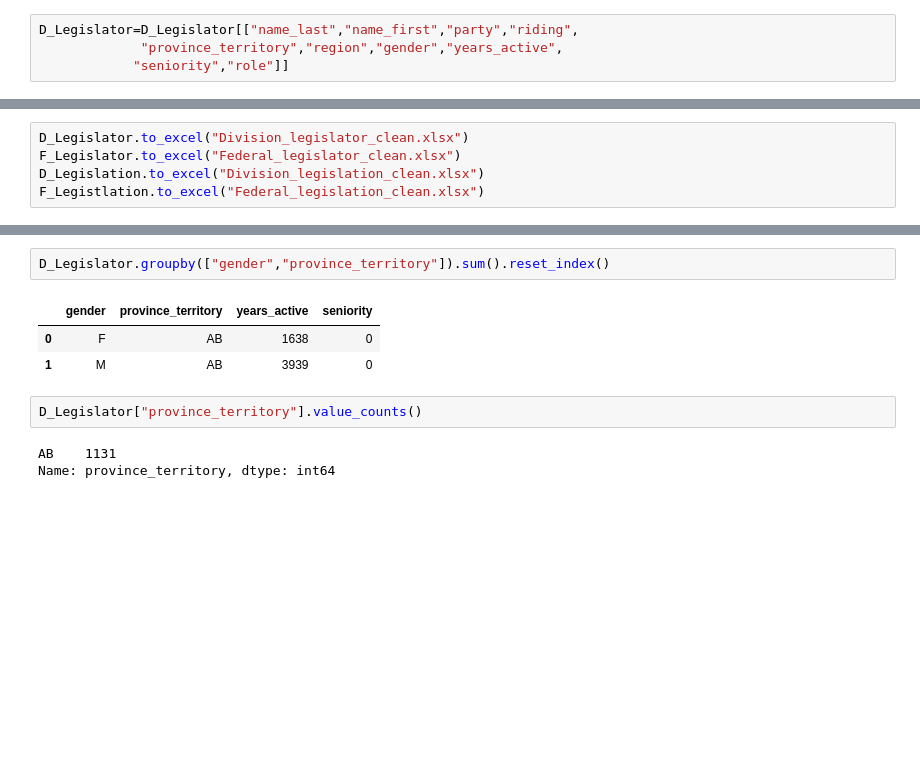
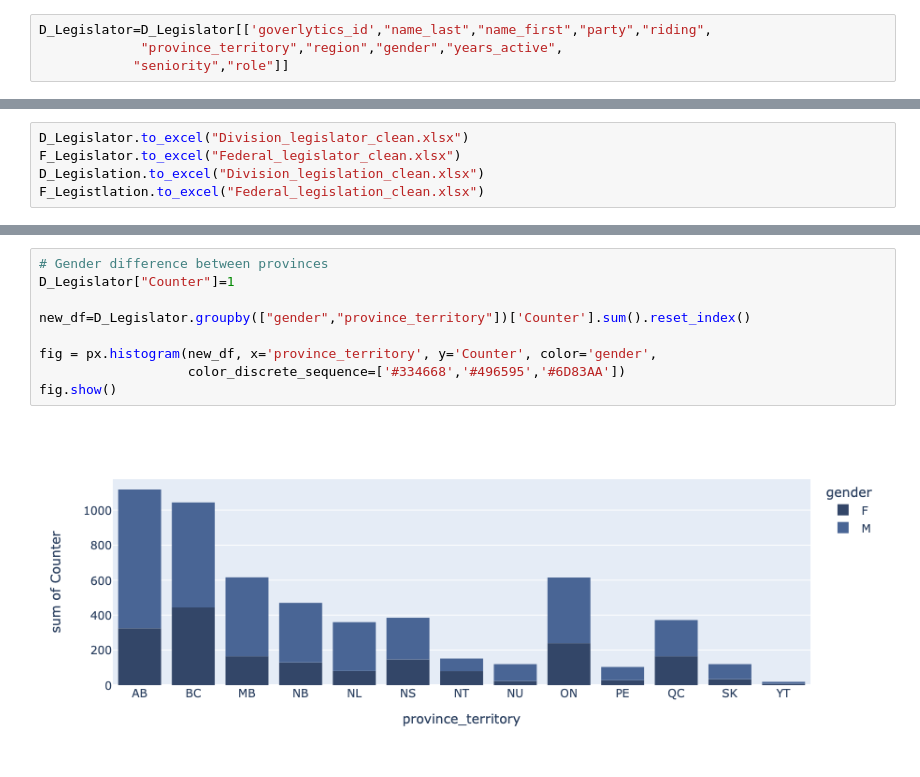
Before and after one commit to PANDASANG1231/BIRS_CIH_dashboard, a Jupyter notebook: Untitled1.ipynb, the cells around one changed output, grey strips where cells are left out. Drawn from its saved outputs; the diff is of its cells as text; blank space fills up the shorter version.

```diff
--- a/Untitled1.ipynb
+++ b/Untitled1.ipynb
@@ -7,7 +12,7 @@ F_Legislator=pd.read_excel("federal_legislator.xlsx")
 D_Legislation=pd.read_excel("division-legislation.xlsx")
 F_Legistlation=pd.read_excel("federal-legislation.xlsx")
 # %%
-D_Legislator=D_Legislator[["name_last","name_first","party","riding",
+D_Legislator=D_Legislator[['goverlytics_id',"name_last","name_first","party","riding",
              "province_territory","region","gender","years_active",
             "seniority","role"]]
 # %%
@@ -98,11 +208,11 @@ F_Legistlation.to_excel("Federal_legislation_clean.xlsx")
 # %%
-D_Legislator.groupby(["gender","province_territory"]).sum().reset_index()
+# Gender difference between provinces
+D_Legislator["Counter"]=1
+
+new_df=D_Legislator.groupby(["gender","province_territory"])['Counter'].sum().reset_index()
+
+fig = px.histogram(new_df, x='province_territory', y='Counter', color='gender',
+                   color_discrete_sequence=['#334668','#496595','#6D83AA'])
+fig.show()
 # %% [output]
-|  | gender | province_territory | years_active | seniority |
-| 0 | F | AB | 1638 | 0 |
-| 1 | M | AB | 3939 | 0 |
+[figure, added]
-# %%
-D_Legislator["province_territory"].value_counts()
-# %% [output]
-AB    1131
-Name: province_territory, dtype: int64
```
Also changed, not shown: parts of 47 cells of this notebook, 6 other files.
